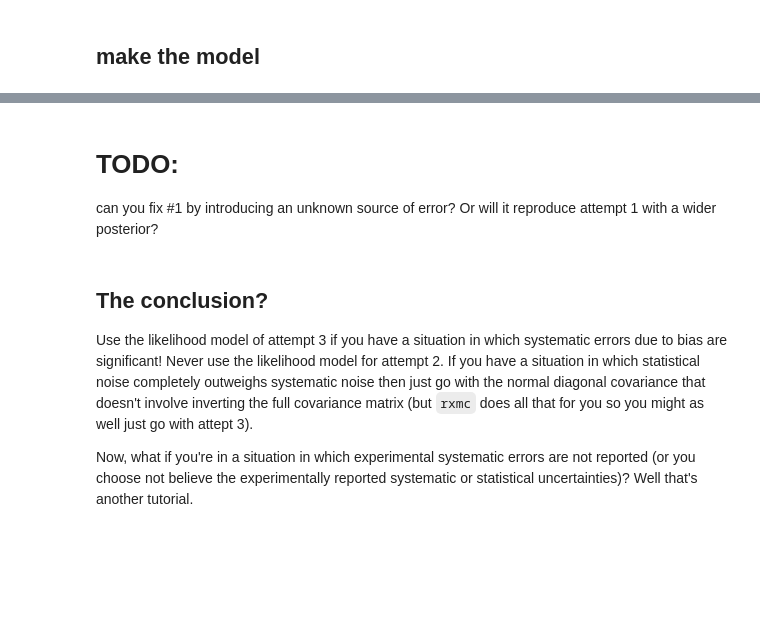
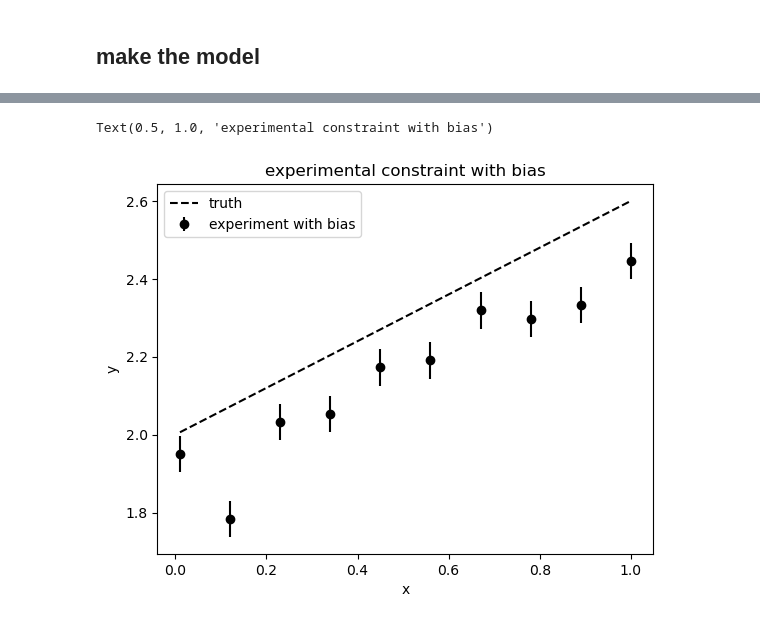
Before and after one commit to beykyle/rxmc, a Jupyter notebook: examples/systematic_err_demo.ipynb, the cells around one changed output, grey strips where cells are left out. Saved outputs shown, nothing was run; the diff lists cells and outputs as text; code cells hidden in the pictures; blank space fills up the shorter version.

```diff
--- a/examples/systematic_err_demo.ipynb
+++ b/examples/systematic_err_demo.ipynb
@@ -28,5 +17,19 @@ class LinearModel(rxmc.model.Model):
-# %%
-x = np.linspace(0, 1, 10)
+# %%
+class LinearModel(rxmc.physical_model.PhysicalModel):
+    def __init__(self):
+        params = [
+            rxmc.params.Parameter("m", float, "no-units"),
+            rxmc.params.Parameter("b", float, "y-units"),
+        ]
+        super().__init__(params)
+
+    def evaluate(self, observation, m, b):
+        return self.y(observation.x, m, b)
+
+    def y(self, x, m, b):
+        # useful to have a function hat takes in an array-like x
+        # rather than an Observation, e.g. for plotting
+        return m * x + b
 # %%
-my_model = LinearModel(x)
+my_model = LinearModel()
 # %% [markdown]
@@ -1068,9 +91,27 @@ Text(0.5, 1.0, 'predictive posterior - multiple constraints with opposite biases
-# %% [markdown]
-# TODO:
-can you fix #1 by introducing an unknown source of error? Or will it reproduce attempt 1 with a wider posterior?
-# %% [markdown]
-## The conclusion?
-
-Use the likelihood model of attempt 3 if you have a situation in which systematic errors due to bias are significant! Never use the likelihood model for attempt 2. If you have a situation in which statistical noise completely outweighs systematic noise then just go with the normal diagonal covariance that doesn't involve inverting the full covariance matrix (but `rxmc` does all that for you so you might as well just go with attept 3).
-
-Now, what if you're in a situation in which experimental systematic errors are not reported (or you choose not believe the experimentally reported systematic or statistical uncertainties)? Well that's another tutorial.
+# %%
+systematic_fractional_err = 0.07
+# choose a normalization 1 std deviation below the mean
+N = 1 - systematic_fractional_err
+noise = 0.05
+x = np.linspace(0.01, 1.0, 10, dtype=float)
+y_stat_err = noise * np.ones_like(x) * N  # noise is just a constant fraction of y
+y_true = my_model.y(x, *list(true_params.values()))
+y_exp = (y_true + rng.normal(scale=noise, size=len(x))) * N
+# %%
+plt.errorbar(
+    x,
+    y_exp,
+    y_stat_err,
+    color="k",
+    marker="o",
+    linestyle="none",
+    label="experiment with bias",
+)
+plt.plot(x, y_true, "k--", label="truth")
+plt.xlabel("x")
+plt.ylabel("y")
+plt.legend()
+plt.title("experimental constraint with bias")
+# %% [output]
+Text(0.5, 1.0, 'experimental constraint with bias')
+[figure, added]
```
Also changed, not shown: parts of 126 cells of this notebook, 5 other files.
